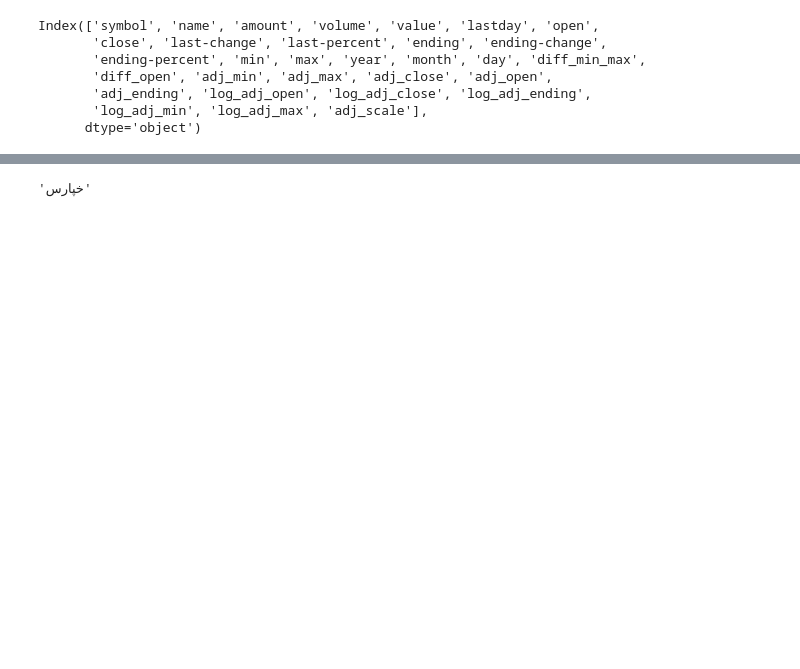
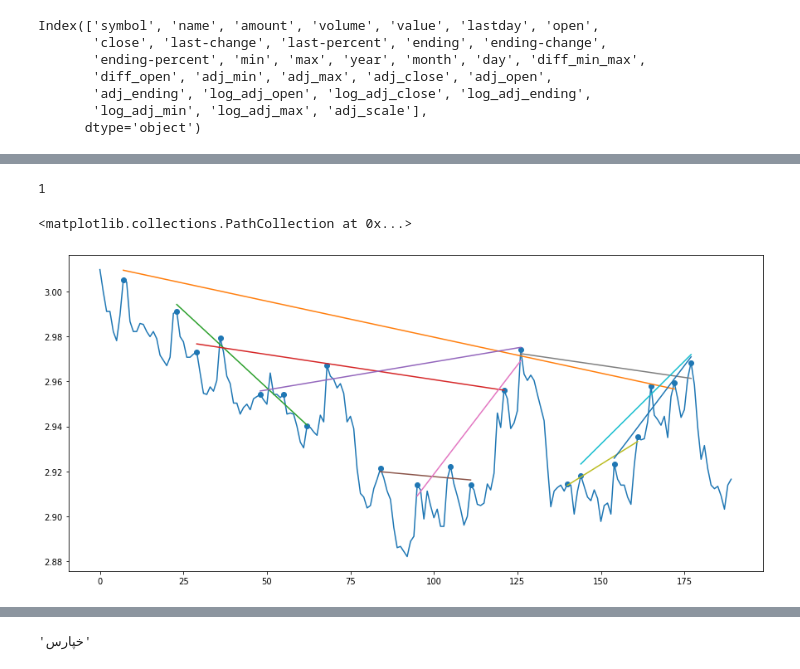
Before and after one commit to miladmirzazadeh/Parooo, a Jupyter notebook: models/technical_analysis_module.ipynb, the cells around one changed output, grey strips where cells are left out. Drawn from its saved outputs; the diff is of its cells as text; code cells hidden in the pictures; blank space fills up the shorter version.

```diff
--- a/models/technical_analysis_module.ipynb
+++ b/models/technical_analysis_module.ipynb
@@ -5,2 +5,2 @@ dm.read_from_csvs("../../xcels",["master0.csv","master1.csv"])
 # %%
-df = dm.get(dm.TA_SYMBOLS[0],"1390-01-01")
+df = dm.get(dm.TA_SYMBOLS[0], "1397-01-01" , "1398-01-01")
@@ -218,0 +464,3 @@ def find_resistances(df,minimum_touch=3):
+# %%
+%%time
+final_df = find_resistances(df, minimum_touch = 3)
@@ -218,0 +470,14 @@ def find_resistances(df,minimum_touch=3):
+# %%
+opt,opt_price=find_optimum_points(df.log_adj_close)
+# %%
+import matplotlib.pyplot as plt
+plt.figure(figsize = (15, 7))
+plt.plot(np.arange(len(df)), df.log_adj_close)
+for i in range(len(final_df)):
+
+    plt.plot([final_df.first_point[i], final_df.last_point[i]], [final_df.coefs[i] * final_df.first_point[i]+final_df.intercepts[i], final_df.coefs[i] * final_df.last_point[i]+final_df.intercepts[i]])
+plt.scatter(opt, opt_price)
+# %% [output]
+1
+<matplotlib.collections.PathCollection at 0x...>
+[figure, added]
```
Also changed, not shown: parts of 27 cells of this notebook, 9 other files.
